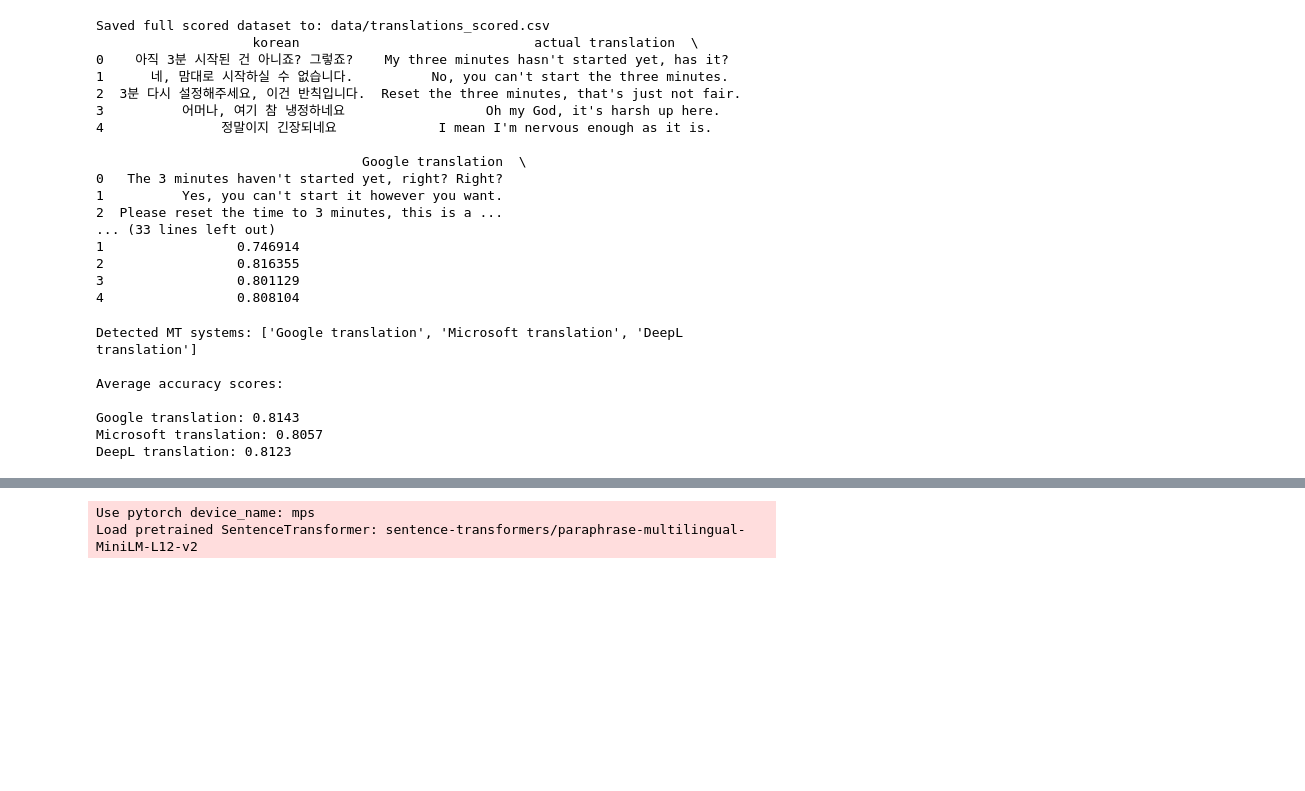
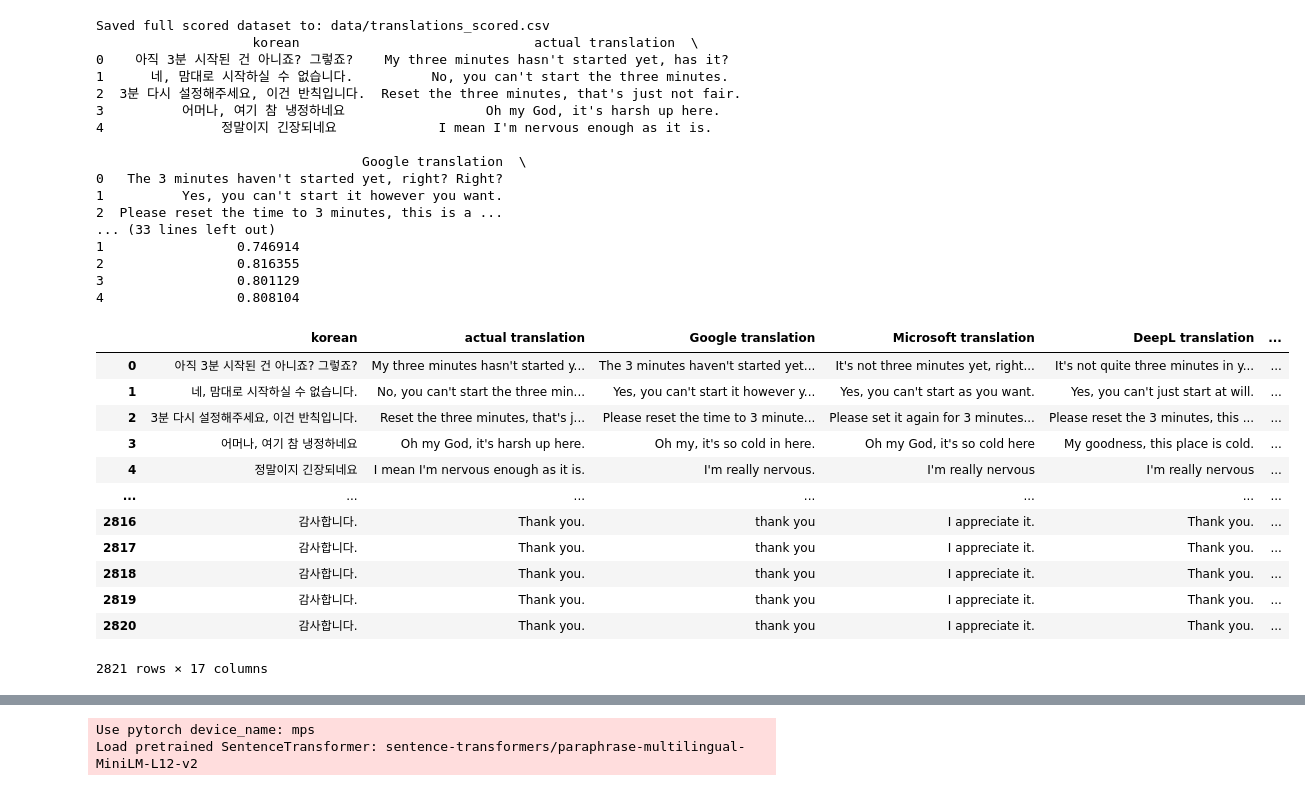
Before and after one commit to Swiftie97/CS653_Final_Project, a Jupyter notebook: Validation.ipynb, the cells around one changed output, grey strips where cells are left out. Saved outputs shown, nothing was run; the diff lists cells and outputs as text; code cells hidden in the pictures; blank space fills up the shorter version.

```diff
--- a/Validation.ipynb
+++ b/Validation.ipynb
@@ -222,42 +240,35 @@ Saved full scored dataset to: data/translations_scored.csv
 2                 0.816355
 3                 0.801129
 4                 0.808104
-# %%
-accuracy_score_table = pd.read_csv("data/translations_scored.csv")
-
-W_COMET  = 1
-W_BLEURT = 0
-
-# Detect MT systems based on available *_comet columns
-mt_systems = [
-    col.replace("_comet", "")
-    for col in accuracy_score_table.columns
-    if col.endswith("_comet")
-]
-
-print("Detected MT systems:", mt_systems)
-print("\nAverage accuracy scores:\n")
-
-# Compute + print the average for each system
-for system in mt_systems:
-    comet_col  = f"{system}_comet"
-    bleurt_col = f"{system}_bleurt"
-
-    if comet_col not in accuracy_score_table or bleurt_col not in accuracy_score_table:
-        print(f"Skipping {system}: missing BLEURT or COMET columns.")
-        continue
-
-    avg_score = (
-        W_COMET  * accuracy_score_table[comet_col].mean() +
-        W_BLEURT * accuracy_score_table[bleurt_col].mean()
-    )
-
-    print(f"{system}: {avg_score:.4f}")
-# %% [output]
-Detected MT systems: ['Google translation', 'Microsoft translation', 'DeepL translation']
-
-Average accuracy scores:
-
-Google translation: 0.8143
-Microsoft translation: 0.8057
-DeepL translation: 0.8123
+# %%
+import pandas as pd
+
+# 1. Load your data
+df = pd.read_csv("data/translations_scored.csv")  # change to your filename
+
+# 2. List the BLEURT columns you want to normalize
+bleurt_cols = ["Google translation_bleurt", "Microsoft translation_bleurt", "DeepL translation_bleurt"]  # <-- change to your real column names
+
+# 3. Min–max normalize each BLEURT column and create new columns
+for col in bleurt_cols:
+    col_min = df[col].min()
+    col_max = df[col].max()
+    df[col + "_minmax"] = (df[col] - col_min) / (col_max - col_min)
+
+# 4. Save updated data
+df.to_csv("data/translations_scored_normalized.csv", index=False)
+pd.read_csv("data/translations_scored_normalized.csv")
+# %% [output]
+|  | korean | actual translation | Google translation | Microsoft translation | DeepL translation | ... |
+| 0 | 아직 3분 시작된 건 아니죠? 그렇죠? | My three minutes hasn't started y... | The 3 minutes haven't started yet... | It's not three minutes yet, right... | It's not quite three minutes in y... | ... |
+| 1 | 네, 맘대로 시작하실 수 없습니다. | No, you can't start the three min... | Yes, you can't start it however y... | Yes, you can't start as you want. | Yes, you can't just start at will. | ... |
+| 2 | 3분 다시 설정해주세요, 이건 반칙입니다. | Reset the three minutes, that's j... | Please reset the time to 3 minute... | Please set it again for 3 minutes... | Please reset the 3 minutes, this ... | ... |
+| 3 | 어머나, 여기 참 냉정하네요 | Oh my God, it's harsh up here. | Oh my, it's so cold in here. | Oh my God, it's so cold here | My goodness, this place is cold. | ... |
+| 4 | 정말이지 긴장되네요 | I mean I'm nervous enough as it is. | I'm really nervous. | I'm really nervous | I'm really nervous | ... |
+| ... | ... | ... | ... | ... | ... | ... |
+| 2816 | 감사합니다. | Thank you. | thank you | I appreciate it. | Thank you. | ... |
+| 2817 | 감사합니다. | Thank you. | thank you | I appreciate it. | Thank you. | ... |
+| 2818 | 감사합니다. | Thank you. | thank you | I appreciate it. | Thank you. | ... |
+| 2819 | 감사합니다. | Thank you. | thank you | I appreciate it. | Thank you. | ... |
+| 2820 | 감사합니다. | Thank you. | thank you | I appreciate it. | Thank you. | ... |
+2821 rows × 17 columns
```
Also changed, not shown: parts of 8 cells of this notebook, 1 other file.
